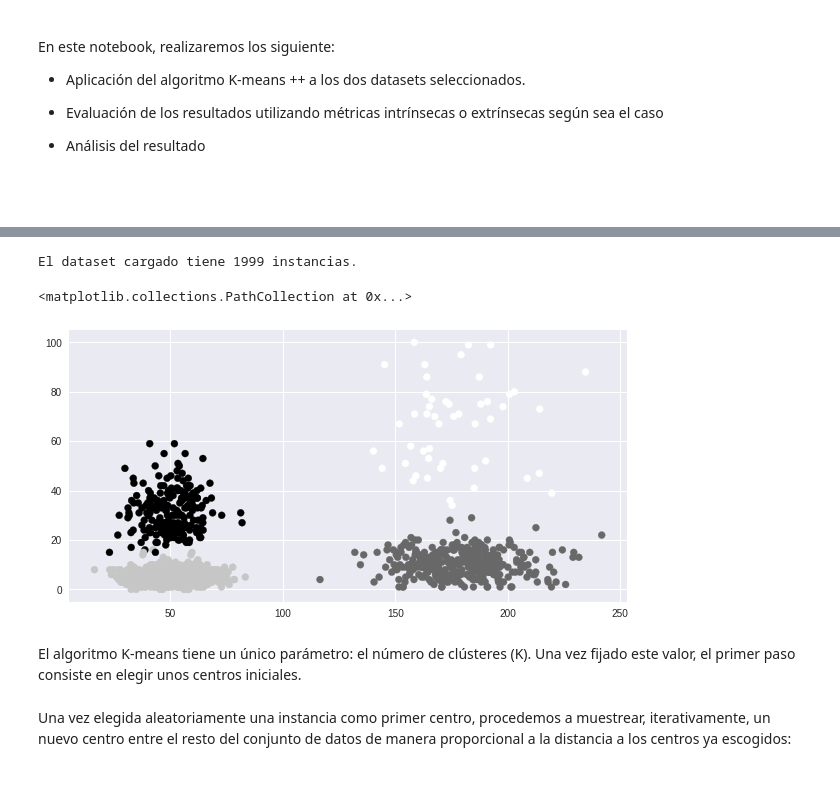
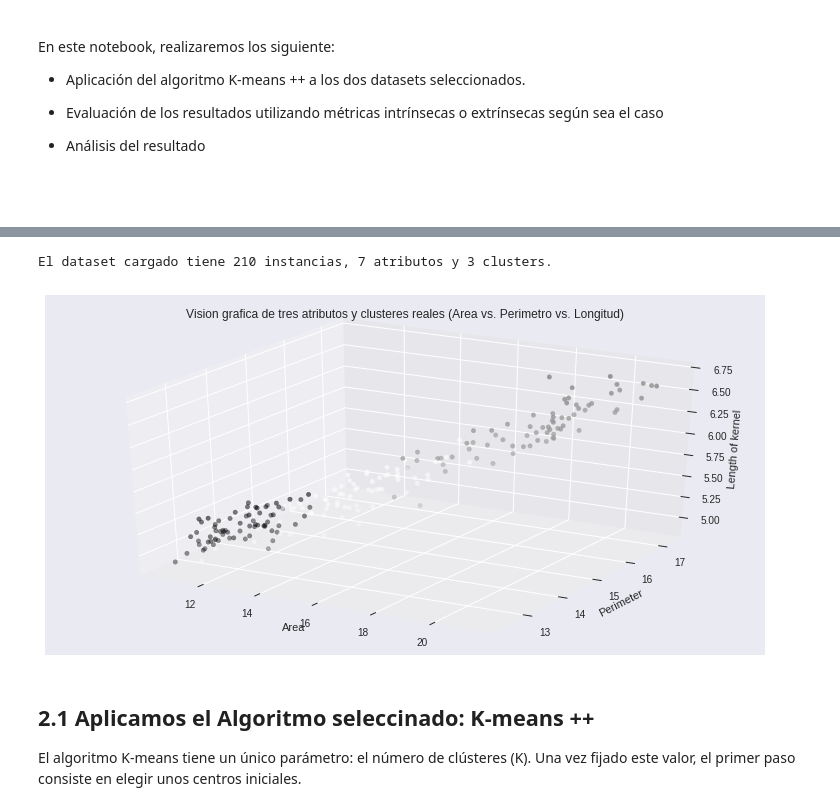
Before and after one commit to pachecoleonardo/metodosdeagrupamiento_nosupervisado, a Jupyter notebook: 01_particiones_kmeanspp.ipynb, the cells around one changed output, grey strips where cells are left out. Drawn from its saved outputs; the diff is of its cells as text; code cells hidden in the pictures; blank space fills up the shorter version.

```diff
--- a/01_particiones_kmeanspp.ipynb
+++ b/01_particiones_kmeanspp.ipynb
@@ -32,19 +61,31 @@ Cargamos el dataset con el que vamos a trabajar:
 # %%
 np.random.seed(31) # Fijamos una semilla para asegurar la reproducibilidad de la práctica
 
-data_file_url = 'https://raw.githubusercontent.com/jhernandezgonzalez/unsupervisedlearning/master/datasets/sinteticos/dataset_cuatro_diferente_densidad.csv'
-D = np.array(pd.read_csv(data_file_url,header=0))
+#Cargamos los datos
+data_file_url = 'https://archive.ics.uci.edu/ml/machine-learning-databases/00236/seeds_dataset.txt'
+
+#Mezclamos y separamos la columa clase
+D = np.array(pd.read_csv(data_file_url,delimiter='\s+', header=None))
 D = D[ np.random.choice(np.arange(D.shape[0]), D.shape[0], replace=False) ,:]
-Dx = D[:,0:2]
-Dy = D[:,2]
-print('El dataset cargado tiene',Dy.size,'instancias.')
+Dx = D[:,0:-1]
+Dy = D[:,-1]
 
-fig, ax = plt.subplots(figsize=(10,5))
-ax.scatter(Dx[:,0],Dx[:,1], c=Dy)
+#Mostrar graficamente los datos (solo 3 atributos)
+fig = plt.figure(figsize=(10,5))
+ax = Axes3D(fig)
+ax.scatter(Dx[:, 0], Dx[:, 1], Dx[:, 3], c=Dy)
+ax.set_xlabel("Area")
+ax.set_ylabel("Perimeter")
+ax.set_zlabel("Length of kernel")
+ax.set_title("Vision grafica de tres atributos y clusteres reales (Area vs. Perimetro vs. Longitud)")
+
+
+print('El dataset cargado tiene',Dx.shape[0],'instancias,', Dx.shape[1], 'atributos y' ,len(np.unique(Dy)) , 'clusters.')
 # %% [output]
-El dataset cargado tiene 1999 instancias.
+El dataset cargado tiene 210 instancias, 7 atributos y 3 clusters.
-<matplotlib.collections.PathCollection at 0x...>
-[figure, old version]
+[figure, new version]
 # %% [markdown]
+## 2.1 Aplicamos el Algoritmo seleccinado: K-means ++
+
 
 El algoritmo K-means tiene un único parámetro: el número de clústeres (K). Una vez fijado este valor, el primer paso consiste en elegir unos centros iniciales.
@@ -64,3 +91,0 @@ auxDx = np.delete(Dx, icenter, 0)
-# %% [markdown]
-
-Una vez elegida aleatoriamente una instancia como primer centro, procedemos a muestrear, iterativamente, un nuevo centro entre el resto del conjunto de datos de manera proporcional a la distancia a los centros ya escogidos:
```
Also changed, not shown: parts of 20 cells of this notebook.
